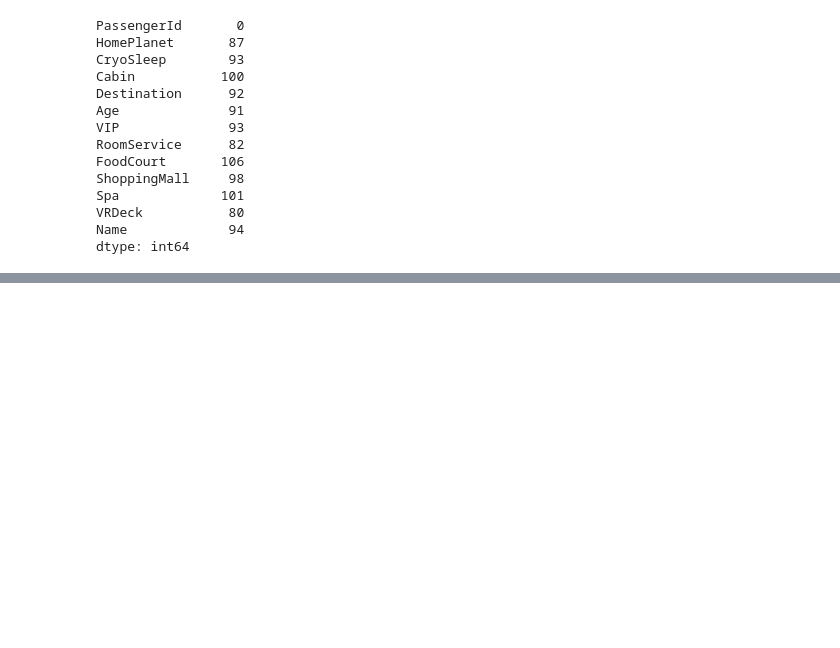
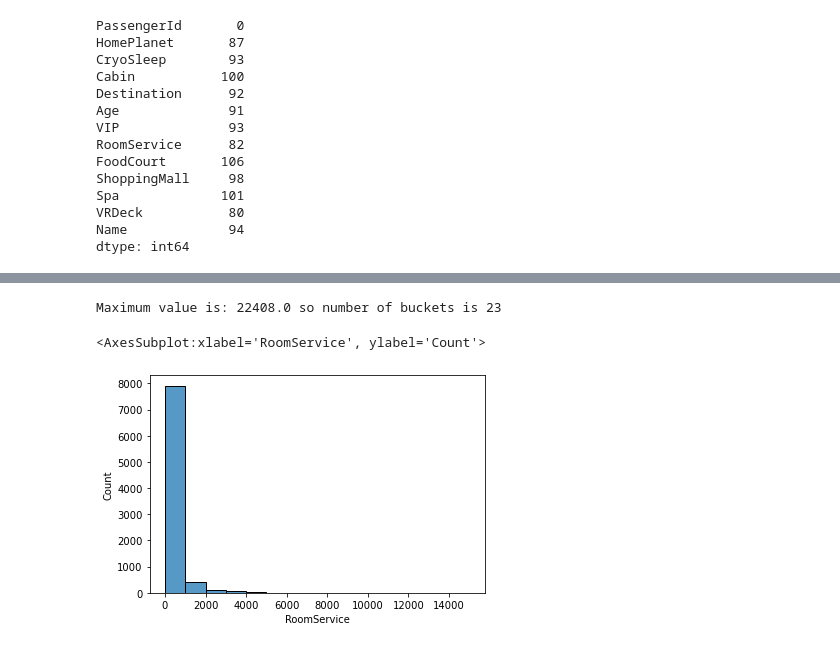
Before and after one commit to babennettdev/ml-notebooks, a Jupyter notebook: src/spaceship-titanic/spaceship_titanic_data_exploration.ipynb, the cells around one changed output, grey strips where cells are left out. Drawn from its saved outputs; the diff is of its cells as text; code cells hidden in the pictures; blank space fills up the shorter version.

```diff
--- a/src/spaceship-titanic/spaceship_titanic_data_exploration.ipynb
+++ b/src/spaceship-titanic/spaceship_titanic_data_exploration.ipynb
@@ -184,0 +203,9 @@ dtype: int64
+# %%
+room_service_max = spaceship_titanic_train_dataframes['Spa'].max()
+room_service_number_of_buckets = int(room_service_max // 1000 + 1)
+print(f"Maximum value is: {room_service_max} so number of buckets is {room_service_number_of_buckets}")
+sns.histplot(spaceship_titanic_train_dataframes['RoomService'].dropna(), bins=room_service_number_of_buckets, binwidth= 1000)
+# %% [output]
+Maximum value is: 22408.0 so number of buckets is 23
+<AxesSubplot:xlabel='RoomService', ylabel='Count'>
+[figure, added]
```
Also changed, not shown: parts of 7 cells of this notebook.
